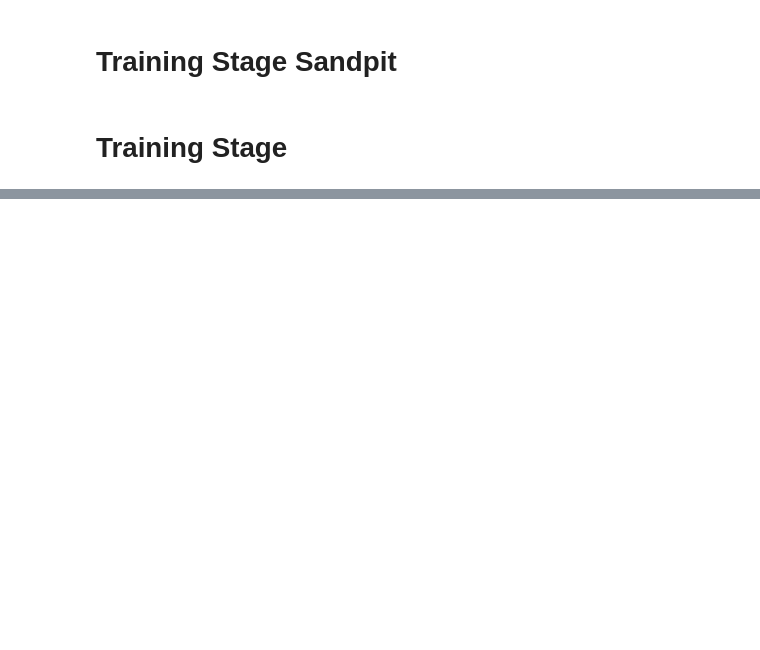
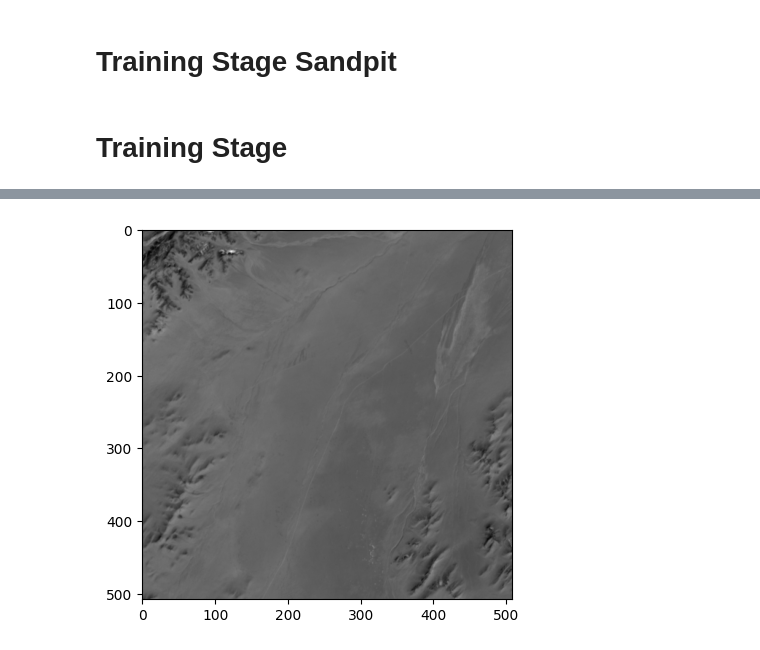
Before and after one commit to Kobajojn/FYRP_U-Net_Architecture, a Jupyter notebook: U_net_Architecture.ipynb, the cells around one changed output, grey strips where cells are left out. Cells and saved outputs as stored; diff of their text form; code cells hidden in the pictures; blank space fills up the shorter version.

Commit message:
AB::feat(training section): Greatly expanded the dataset retrieval section. Saves CloudSEN12+ data locally to Colab file. Finer data selection will be need for the training phrase. NF

```diff
--- a/U_net_Architecture.ipynb
+++ b/U_net_Architecture.ipynb
@@ -453,0 +500,20 @@ logger.debug(f"{list(u_net_arch_0.parameters()) = }")
+# %%
+DATA = tacoreader.load(file = ["/content/datasets/cloudsen12-l1c.0000.part.taco", "/content/datasets/cloudsen12-l1c.0001.part.taco"])
+# Splits the data into differing segments - used to seperate training and testing data
+
+
+# TODO determine how to use this item - uses the tortilla data format
+SUB_DATA = DATA[(DATA["tortilla:data_split"] == "test") & (DATA["label_type"] == "high") & (DATA["real_proj_shape"] == 508)]
+# %%
+# Read a sample
+sample_idx = 500 # Just change this!
+lr = DATA.read(sample_idx).read(0)
+hr = DATA.read(sample_idx).read(1)
+
+# Retrieve the data
+with rio.open(lr) as src, rio.open(hr) as dst:
+    lr_data = src.read([4, 3, 2],window=rio.windows.Window(0, 0, 508, 508))
+    hr_data = dst.read(window=rio.windows.Window(0, 0, 508, 508))
+
+mash_colour_channel(torch.from_numpy(lr_data))
+# %% [output]
@@ -453,0 +522 @@ logger.debug(f"{list(u_net_arch_0.parameters()) = }")
+[figure, added]
```
Also changed, not shown: parts of 11 cells of this notebook.
